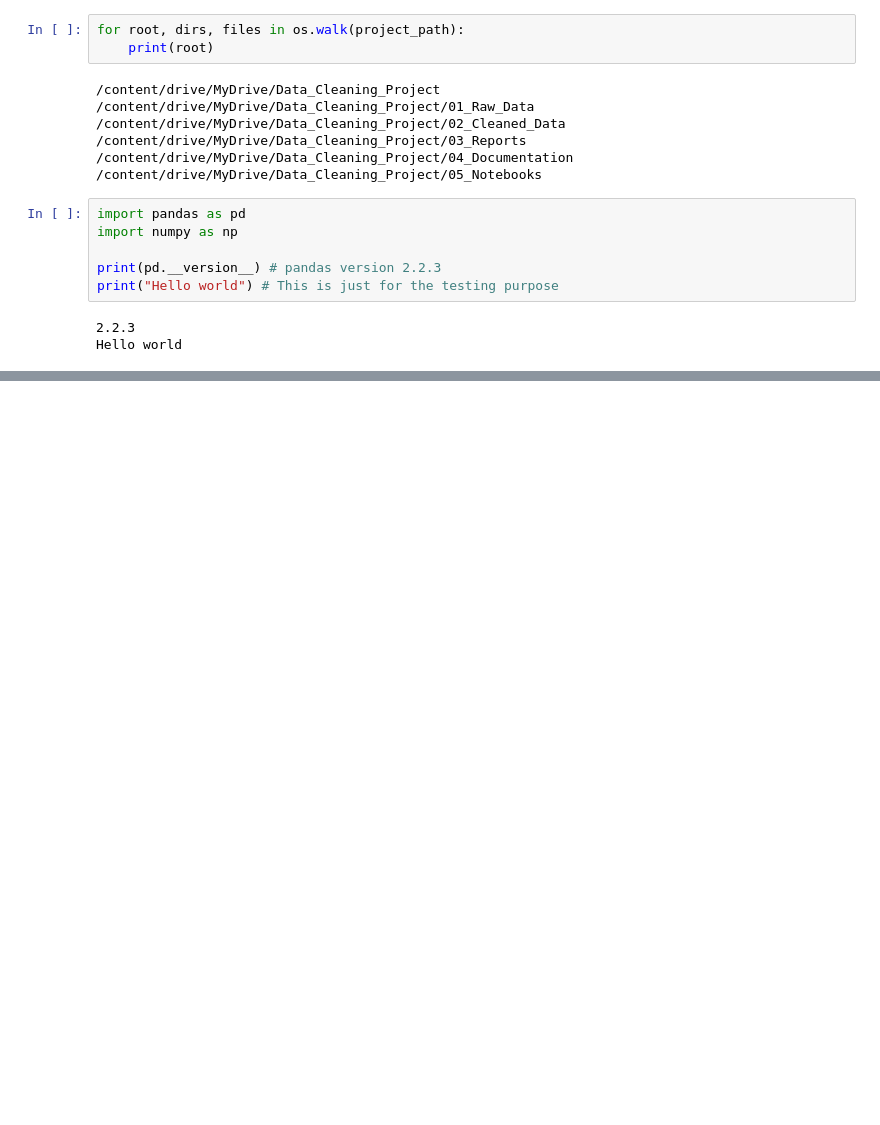
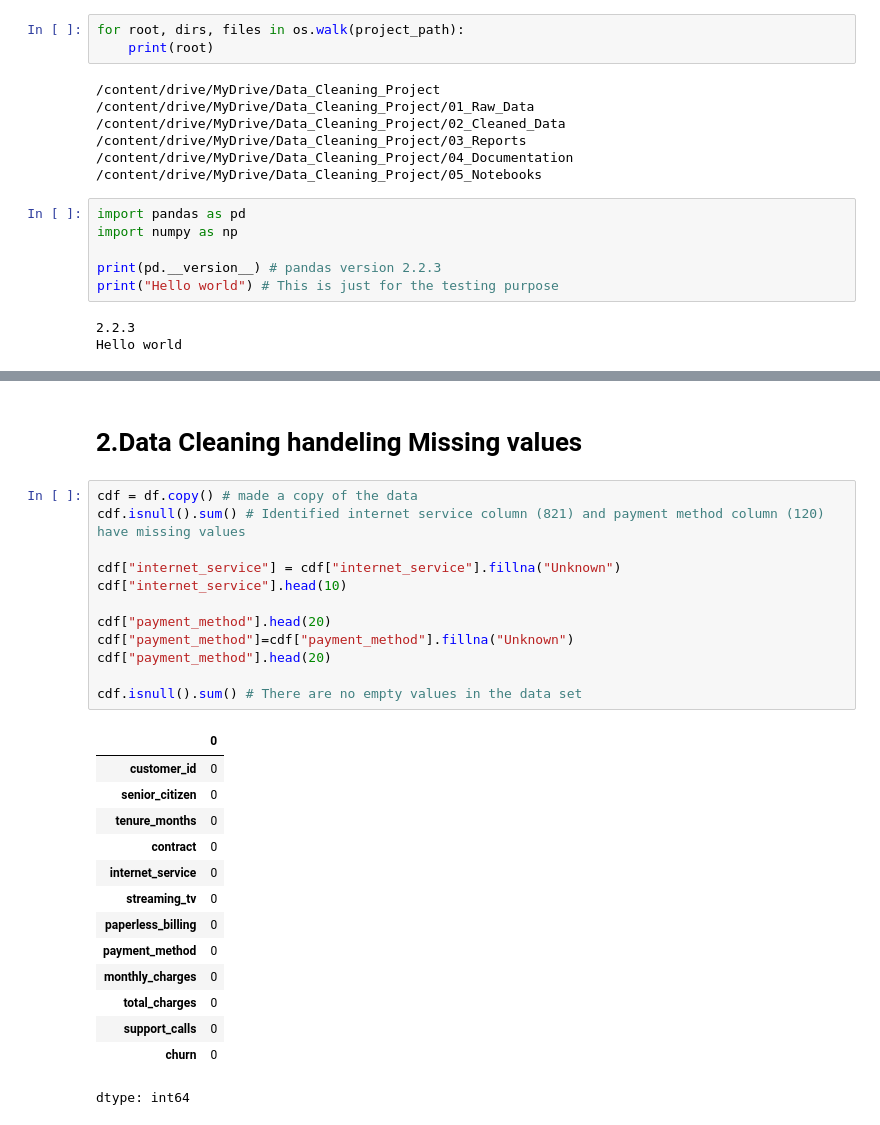
Before and after one commit to faizankhan291106/telecom-customer-data-cleaning, a Jupyter notebook: telecom_data_cleaning.ipynb, the cells around one changed output, grey strips where cells are left out. Cells and saved outputs as stored; diff of their text form; blank space fills up the shorter version.

```diff
--- a/telecom_data_cleaning.ipynb
+++ b/telecom_data_cleaning.ipynb
@@ -42,0 +83,29 @@ Hello world
+# %% [markdown]
+# 2.Data Cleaning handeling Missing values
+# %%
+cdf = df.copy() # made a copy of the data
+cdf.isnull().sum() # Identified internet service column (821) and payment method column (120) have missing values
+
+cdf["internet_service"] = cdf["internet_service"].fillna("Unknown")
+cdf["internet_service"].head(10)
+
+cdf["payment_method"].head(20)
+cdf["payment_method"]=cdf["payment_method"].fillna("Unknown")
+cdf["payment_method"].head(20)
+
+cdf.isnull().sum() # There are no empty values in the data set
+# %% [output]
+|  | 0 |
+| customer_id | 0 |
+| senior_citizen | 0 |
+| tenure_months | 0 |
+| contract | 0 |
+| internet_service | 0 |
+| streaming_tv | 0 |
+| paperless_billing | 0 |
+| payment_method | 0 |
+| monthly_charges | 0 |
+| total_charges | 0 |
+| support_calls | 0 |
+| churn | 0 |
+dtype: int64
```
Also changed, not shown: parts of 7 cells of this notebook.
